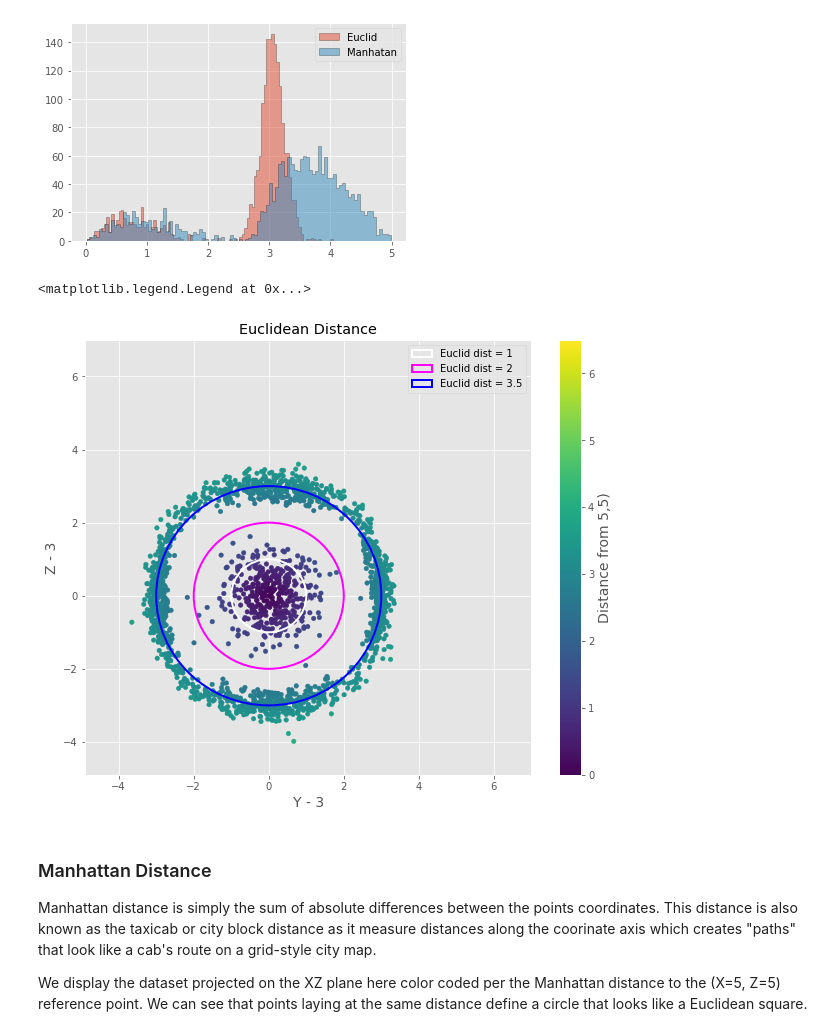
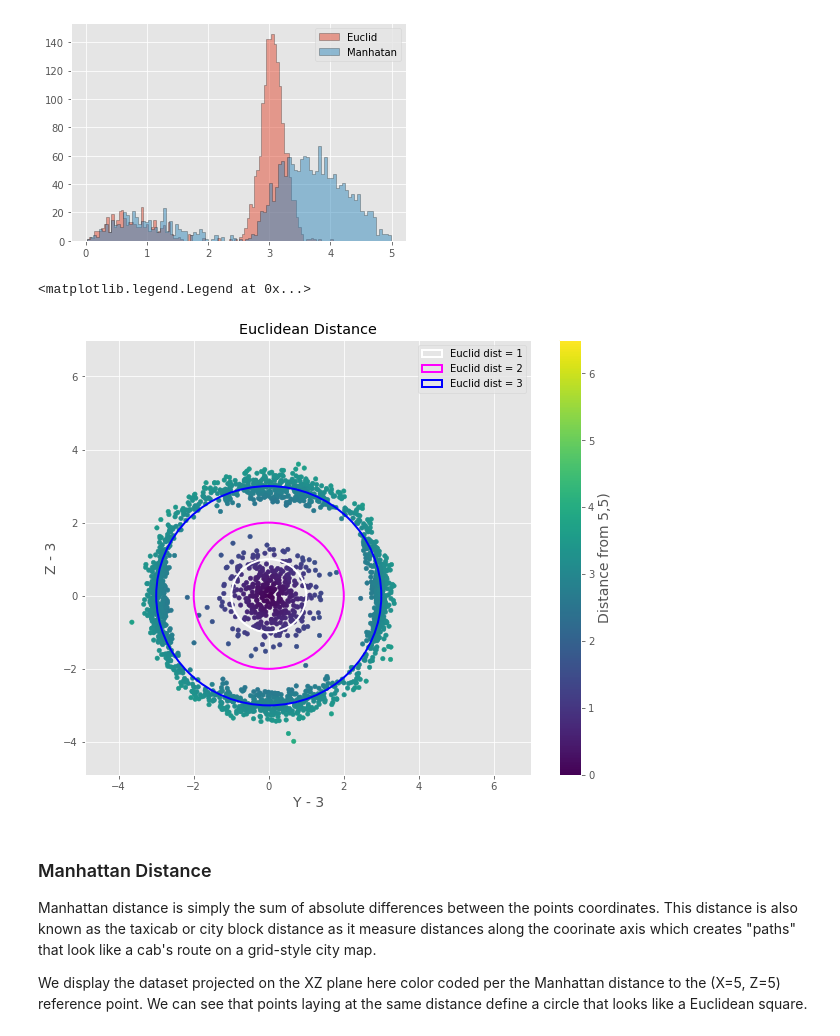
Before and after one commit to Razvanepe/Springboard, a Jupyter notebook: Case Study 15.2 - Eucledian vs Manhatan/Euclidean_and_Manhattan_Distances_Case_Study_personal_interpretation.ipynb, the cells around one changed output. Cells and saved outputs as stored; diff of their text form; code cells hidden in the pictures.

```diff
--- a/Case Study 15.2 - Eucledian vs Manhatan/Euclidean_and_Manhattan_Distances_Case_Study_personal_interpretation.ipynb
+++ b/Case Study 15.2 - Eucledian vs Manhatan/Euclidean_and_Manhattan_Distances_Case_Study_personal_interpretation.ipynb
@@ -80,27 +80,27 @@ plt.show()
 # %%
 figEuclid = plt.figure(figsize=[10,8])
 
 plt.scatter(df.Y - 5, df.Z-5, c=distEuclid, s=20)
 plt.ylim([-4.9,7])
 plt.xlim([-4.9,7])
 plt.xlabel('Y - 3', size=14)
 plt.ylabel('Z - 3', size=14)
 plt.title('Euclidean Distance')
 cb = plt.colorbar()
 plt.clim(0,6.5)
 cb.set_label('Distance from 5,5)', size=14)
 
 circle1 = plt.Circle((0, 0), 1, color='w', fill=False, label = 'Euclid dist = 1', linewidth = 2)
 plt.gca().add_patch(circle1)
 circle2 = plt.Circle((0, 0), 2, color='magenta', fill=False, label = 'Euclid dist = 2', linewidth = 2)
 plt.gca().add_patch(circle2)
-circle3 = plt.Circle((0, 0), 3, color='b', fill=False, label = 'Euclid dist = 3.5', linewidth = 2)
+circle3 = plt.Circle((0, 0), 3, color='b', fill=False, label = 'Euclid dist = 3', linewidth = 2)
 plt.gca().add_patch(circle3)
 plt.legend()
 #figEuclid.savefig('plots/Euclidean.png')
 # %% [output]
 <matplotlib.legend.Legend at 0x...>
-[figure, old version]
+[figure, new version]
 # %% [markdown]
 ### Manhattan Distance
 
```
Also changed, not shown: 4 other files.
